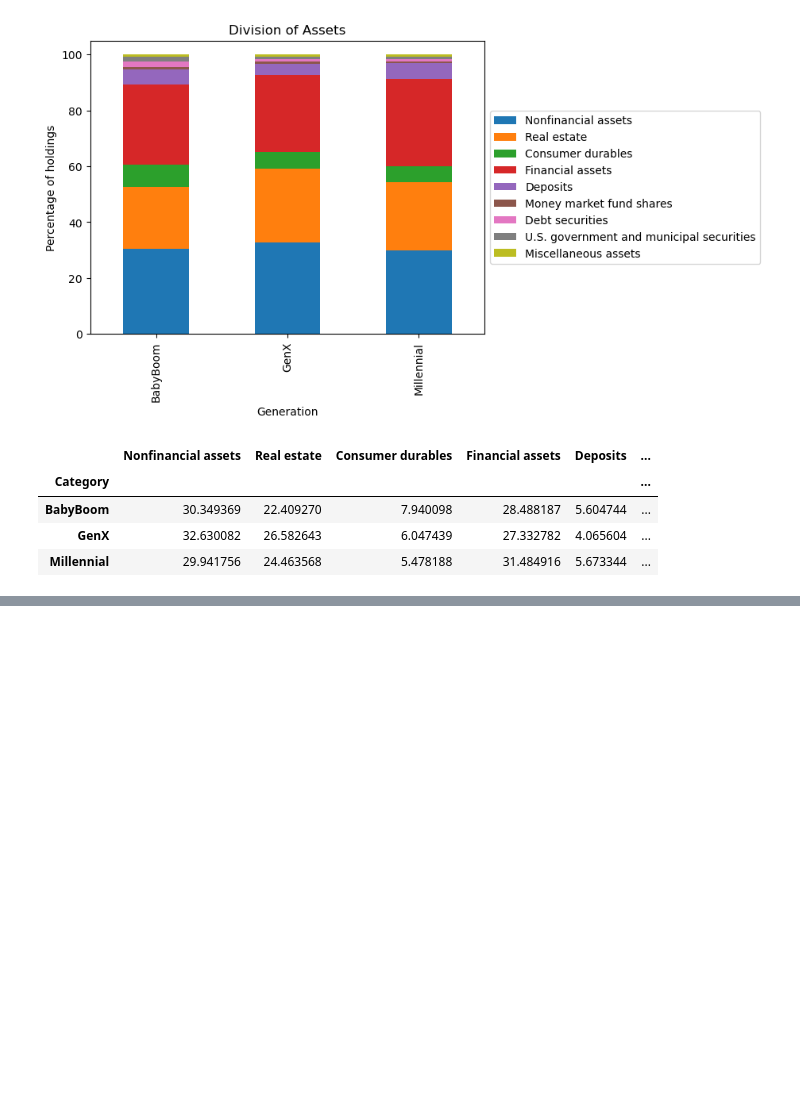
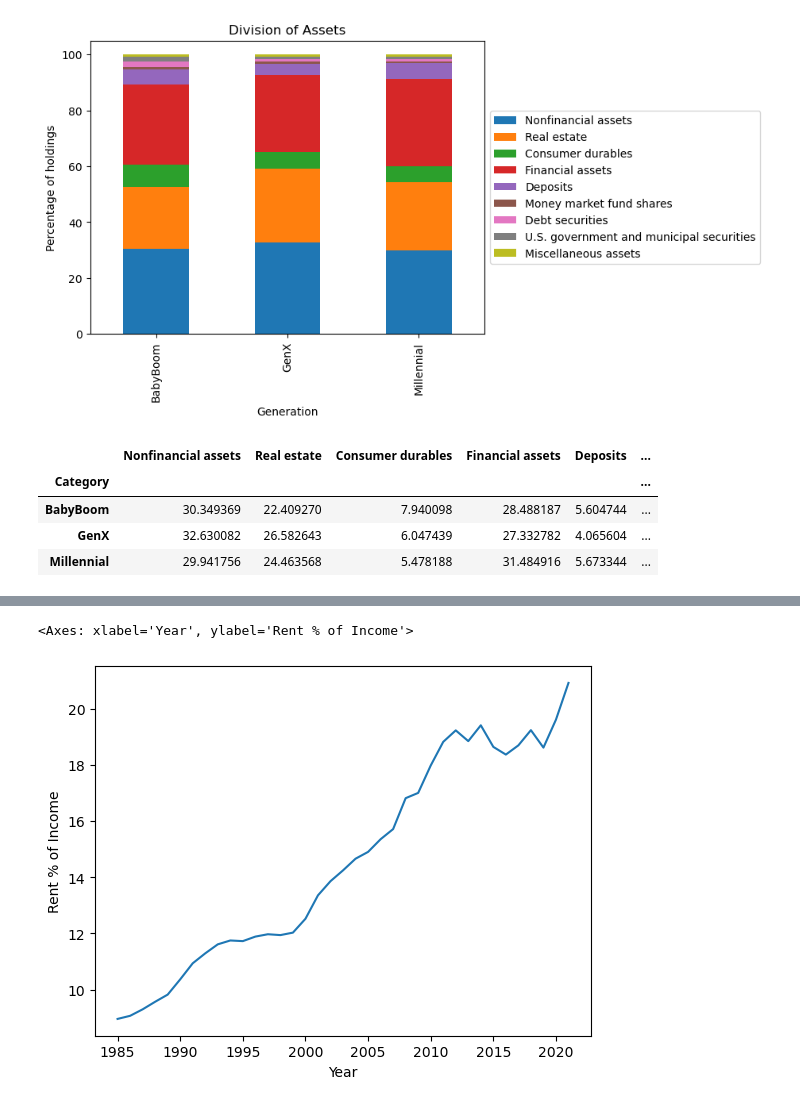
Before and after one commit to JCamp-12/AI-Project-1, a Jupyter notebook: JNS_Generation_research.ipynb, the cells around one changed output, grey strips where cells are left out. Drawn from its saved outputs; the diff is of its cells as text; code cells hidden in the pictures; blank space fills up the shorter version.

```diff
--- a/JNS_Generation_research.ipynb
+++ b/JNS_Generation_research.ipynb
@@ -257,0 +284,5 @@ stacked_assets.head()
+# %%
+#Calculate rent % of income and add to rental income data frame and multiply by 100 for better percentage formatting
+rent_income_df["Rent percent"] = (rent_income_df["Median Annual Rent Cost"] / rent_income_df["Median Income"])*100
+rent_income_df["Rent percent"] = rent_income_df["Rent percent"]#.map('{:.2%}'.format)
+rent_income_df.head()
@@ -257,0 +297,6 @@ stacked_assets.head()
+# %%
+# Plot Rent to Income ratio
+rent_income_df["Rent percent"].plot(ylabel='Rent % of Income')
+# %% [output]
+<Axes: xlabel='Year', ylabel='Rent % of Income'>
+[figure, added]
```
Also changed, not shown: parts of 4 cells of this notebook, 4 other files.
